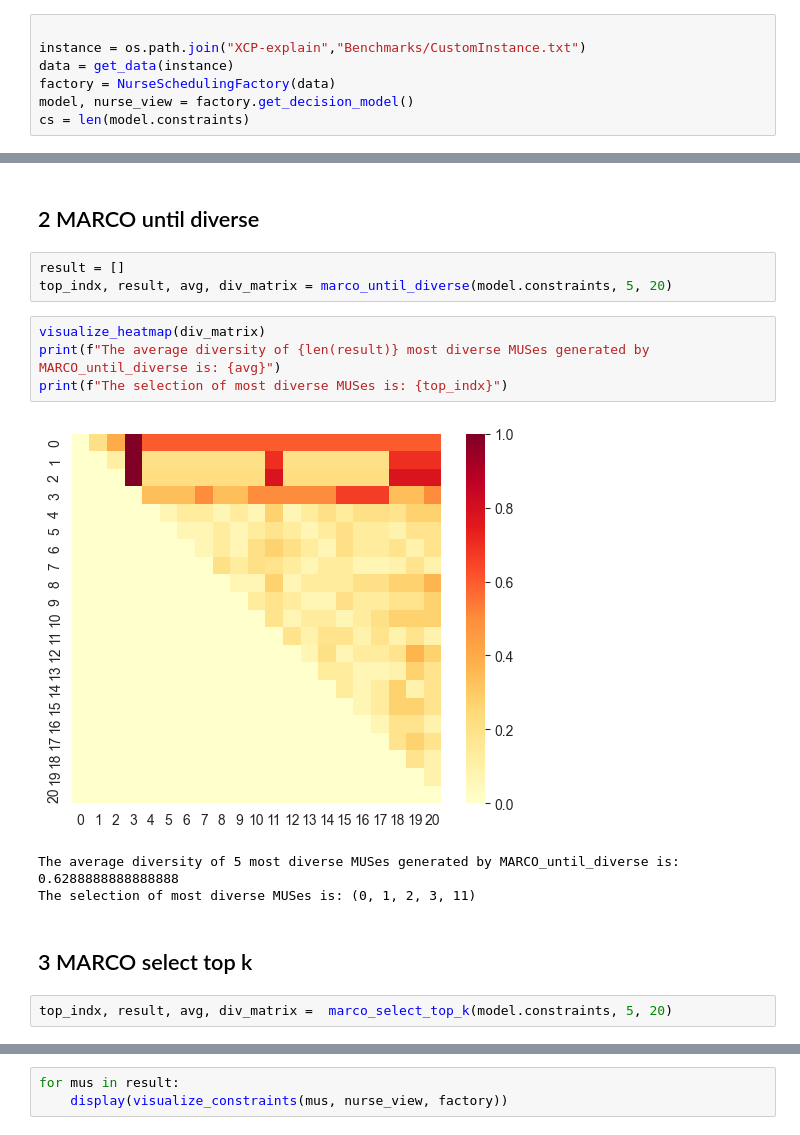
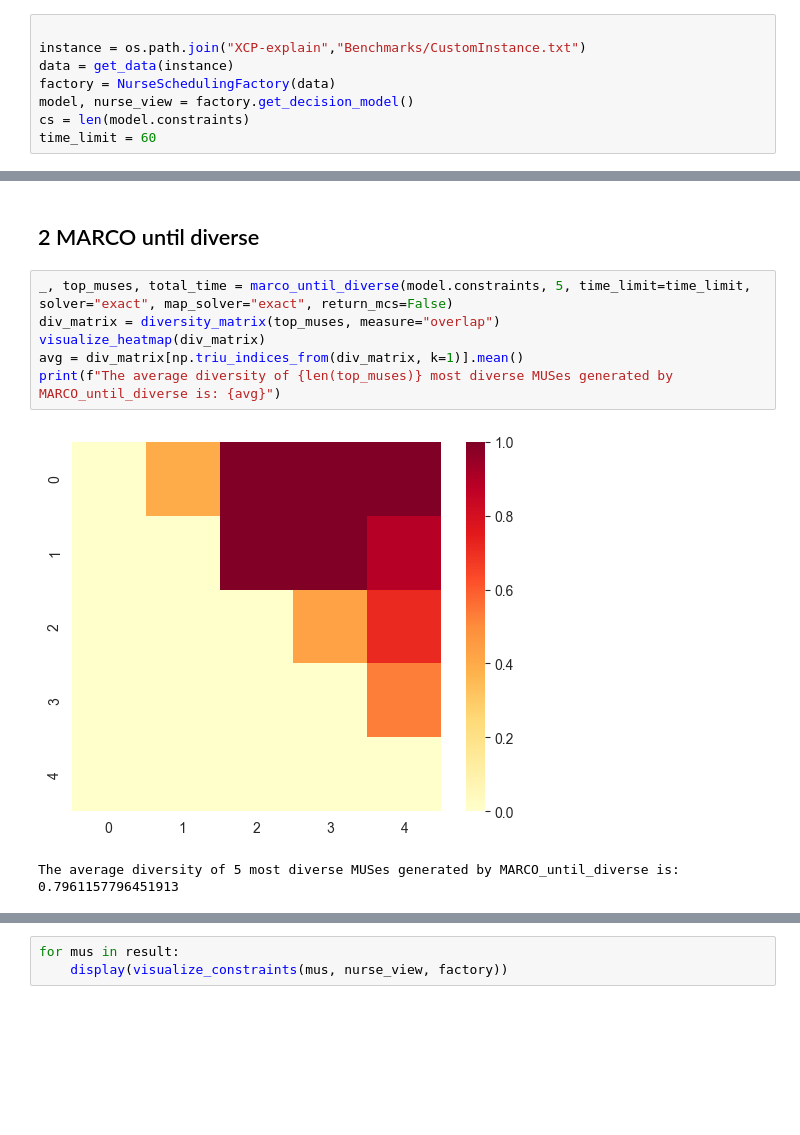
Before and after one commit to RobinHalford/cpmpy, a Jupyter notebook: cpmpy/tools/explain/nurse_rostering_examples.ipynb, the cells around one changed output, grey strips where cells are left out. Saved outputs shown, nothing was run; the diff lists cells and outputs as text; blank space fills up the shorter version.

```diff
--- a/cpmpy/tools/explain/nurse_rostering_examples.ipynb
+++ b/cpmpy/tools/explain/nurse_rostering_examples.ipynb
@@ -34,6 +34,7 @@ data = get_data(instance)
 factory = NurseSchedulingFactory(data)
 model, nurse_view = factory.get_decision_model()
 cs = len(model.constraints)
+time_limit = 60
 # %% [markdown]
 ## 1 MARCO
 # %%
@@ -127,17 +128,11 @@ for mus in result:
 # %% [markdown]
 ## 2 MARCO until diverse
 # %%
-result = []
-top_indx, result, avg, div_matrix = marco_until_diverse(model.constraints, 5, 20)
+_, top_muses, total_time = marco_until_diverse(model.constraints, 5, time_limit=time_limit, solver="exact", map_solver="exact", return_mcs=False)
+div_matrix = diversity_matrix(top_muses, measure="overlap")
+visualize_heatmap(div_matrix)
+avg = div_matrix[np.triu_indices_from(div_matrix, k=1)].mean()
+print(f"The average diversity of {len(top_muses)} most diverse MUSes generated by MARCO_until_diverse is: {avg}")
+# %% [output]
+[figure, added]
+The average diversity of 5 most diverse MUSes generated by MARCO_until_diverse is: 0.7961157796451913
-# %%
-visualize_heatmap(div_matrix)
-print(f"The average diversity of {len(result)} most diverse MUSes generated by MARCO_until_diverse is: {avg}")
-print(f"The selection of most diverse MUSes is: {top_indx}")
-# %% [output]
-[figure, removed]
-The average diversity of 5 most diverse MUSes generated by MARCO_until_diverse is: 0.6288888888888888
-The selection of most diverse MUSes is: (0, 1, 2, 3, 11)
-# %% [markdown]
-## 3 MARCO select top k
-# %%
-top_indx, result, avg, div_matrix =  marco_select_top_k(model.constraints, 5, 20)
```
Also changed, not shown: parts of 21 cells of this notebook.
